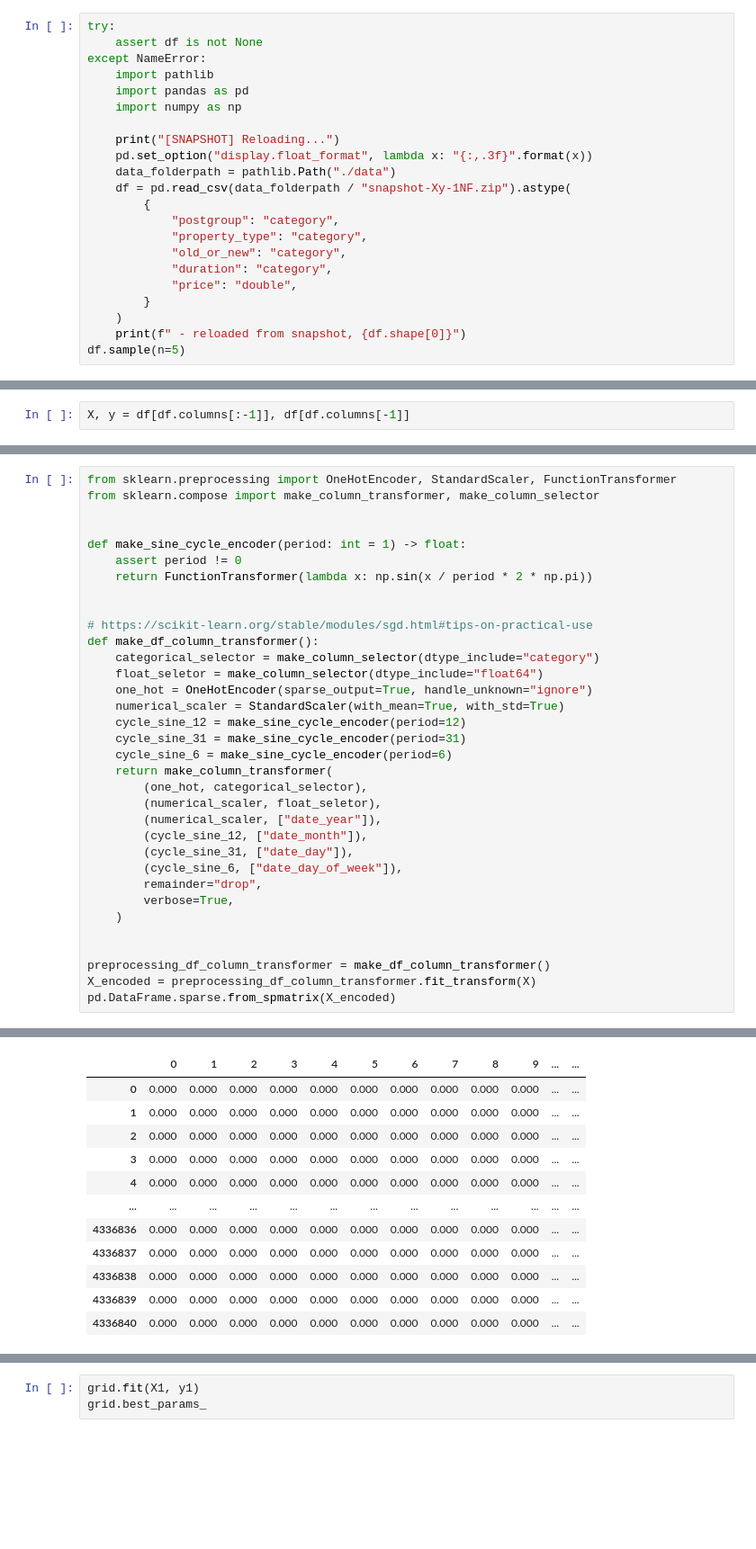
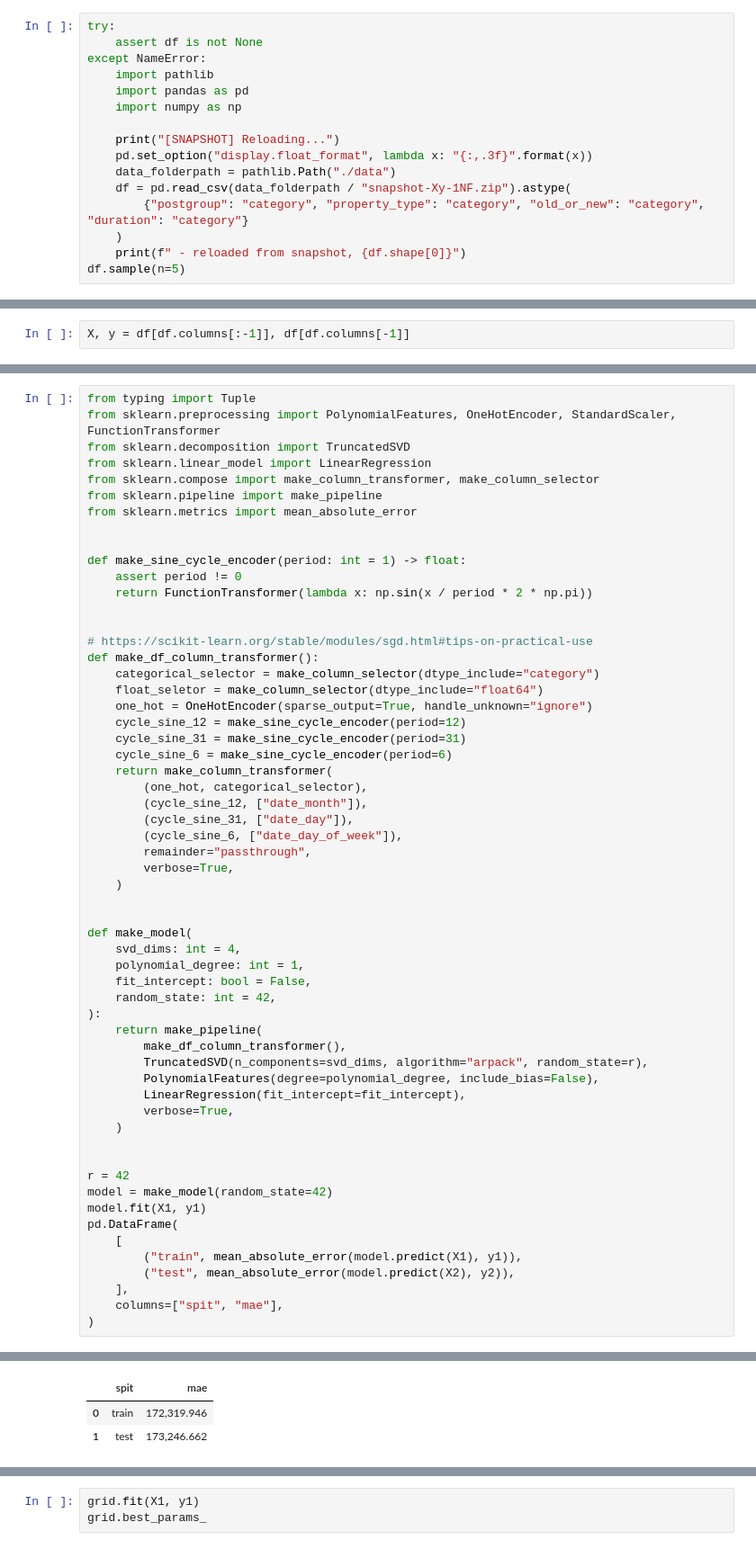
Before and after one commit to hudsonmendes/uolondon-cm3005-dsc, a Jupyter notebook: report.ipynb, the cells around one changed output, grey strips where cells are left out. Shown at 90% size. Drawn from its saved outputs; the diff is of its cells as text; blank space fills up the shorter version.

```diff
--- a/report.ipynb
+++ b/report.ipynb
@@ -236,13 +230,7 @@ except NameError:
     pd.set_option("display.float_format", lambda x: "{:,.3f}".format(x))
     data_folderpath = pathlib.Path("./data")
     df = pd.read_csv(data_folderpath / "snapshot-Xy-1NF.zip").astype(
-        {
-            "postgroup": "category",
-            "property_type": "category",
-            "old_or_new": "category",
-            "duration": "category",
-            "price": "double",
-        }
+        {"postgroup": "category", "property_type": "category", "old_or_new": "category", "duration": "category"}
     )
     print(f" - reloaded from snapshot, {df.shape[0]}")
 df.sample(n=5)
@@ -519,6 +510,11 @@ X, y = df[df.columns[:-1]], df[df.columns[-1]]
 # %%
-from sklearn.preprocessing import OneHotEncoder, StandardScaler, FunctionTransformer
+from typing import Tuple
+from sklearn.preprocessing import PolynomialFeatures, OneHotEncoder, StandardScaler, FunctionTransformer
+from sklearn.decomposition import TruncatedSVD
+from sklearn.linear_model import LinearRegression
 from sklearn.compose import make_column_transformer, make_column_selector
+from sklearn.pipeline import make_pipeline
+from sklearn.metrics import mean_absolute_error
 
 
 def make_sine_cycle_encoder(period: int = 1) -> float:
@@ -531,23 +527,42 @@ def make_df_column_transformer():
     categorical_selector = make_column_selector(dtype_include="category")
     float_seletor = make_column_selector(dtype_include="float64")
     one_hot = OneHotEncoder(sparse_output=True, handle_unknown="ignore")
-    numerical_scaler = StandardScaler(with_mean=True, with_std=True)
     cycle_sine_12 = make_sine_cycle_encoder(period=12)
     cycle_sine_31 = make_sine_cycle_encoder(period=31)
     cycle_sine_6 = make_sine_cycle_encoder(period=6)
     return make_column_transformer(
         (one_hot, categorical_selector),
-        (numerical_scaler, float_seletor),
-        (numerical_scaler, ["date_year"]),
         (cycle_sine_12, ["date_month"]),
         (cycle_sine_31, ["date_day"]),
         (cycle_sine_6, ["date_day_of_week"]),
-        remainder="drop",
+        remainder="passthrough",
         verbose=True,
     )
 
 
-preprocessing_df_column_transformer = make_df_column_transformer()
-X_encoded = preprocessing_df_column_transformer.fit_transform(X)
-pd.DataFrame.sparse.from_spmatrix(X_encoded)
+def make_model(
+    svd_dims: int = 4,
+    polynomial_degree: int = 1,
+    fit_intercept: bool = False,
+    random_state: int = 42,
+):
+    return make_pipeline(
+        make_df_column_transformer(),
+        TruncatedSVD(n_components=svd_dims, algorithm="arpack", random_state=r),
+        PolynomialFeatures(degree=polynomial_degree, include_bias=False),
+        LinearRegression(fit_intercept=fit_intercept),
+        verbose=True,
+    )
+
+
+r = 42
+model = make_model(random_state=42)
+model.fit(X1, y1)
+pd.DataFrame(
+    [
+        ("train", mean_absolute_error(model.predict(X1), y1)),
+        ("test", mean_absolute_error(model.predict(X2), y2)),
+    ],
+    columns=["spit", "mae"],
+)
 # %% [output]
@@ -560,12 +578,3 @@ pd.DataFrame.sparse.from_spmatrix(X_encoded)
-|  | 0 | 1 | 2 | 3 | 4 | 5 | 6 | 7 | 8 | 9 | ... | ... |
-| 0 | 0.000 | 0.000 | 0.000 | 0.000 | 0.000 | 0.000 | 0.000 | 0.000 | 0.000 | 0.000 | ... | ... |
-| 1 | 0.000 | 0.000 | 0.000 | 0.000 | 0.000 | 0.000 | 0.000 | 0.000 | 0.000 | 0.000 | ... | ... |
-| 2 | 0.000 | 0.000 | 0.000 | 0.000 | 0.000 | 0.000 | 0.000 | 0.000 | 0.000 | 0.000 | ... | ... |
-| 3 | 0.000 | 0.000 | 0.000 | 0.000 | 0.000 | 0.000 | 0.000 | 0.000 | 0.000 | 0.000 | ... | ... |
-| 4 | 0.000 | 0.000 | 0.000 | 0.000 | 0.000 | 0.000 | 0.000 | 0.000 | 0.000 | 0.000 | ... | ... |
-| ... | ... | ... | ... | ... | ... | ... | ... | ... | ... | ... | ... | ... |
-| 4336836 | 0.000 | 0.000 | 0.000 | 0.000 | 0.000 | 0.000 | 0.000 | 0.000 | 0.000 | 0.000 | ... | ... |
-| 4336837 | 0.000 | 0.000 | 0.000 | 0.000 | 0.000 | 0.000 | 0.000 | 0.000 | 0.000 | 0.000 | ... | ... |
-| 4336838 | 0.000 | 0.000 | 0.000 | 0.000 | 0.000 | 0.000 | 0.000 | 0.000 | 0.000 | 0.000 | ... | ... |
-| 4336839 | 0.000 | 0.000 | 0.000 | 0.000 | 0.000 | 0.000 | 0.000 | 0.000 | 0.000 | 0.000 | ... | ... |
-| 4336840 | 0.000 | 0.000 | 0.000 | 0.000 | 0.000 | 0.000 | 0.000 | 0.000 | 0.000 | 0.000 | ... | ... |
+|  | spit | mae |
+| 0 | train | 172,319.946 |
+| 1 | test | 173,246.662 |
```
Also changed, not shown: parts of 21 cells of this notebook.
